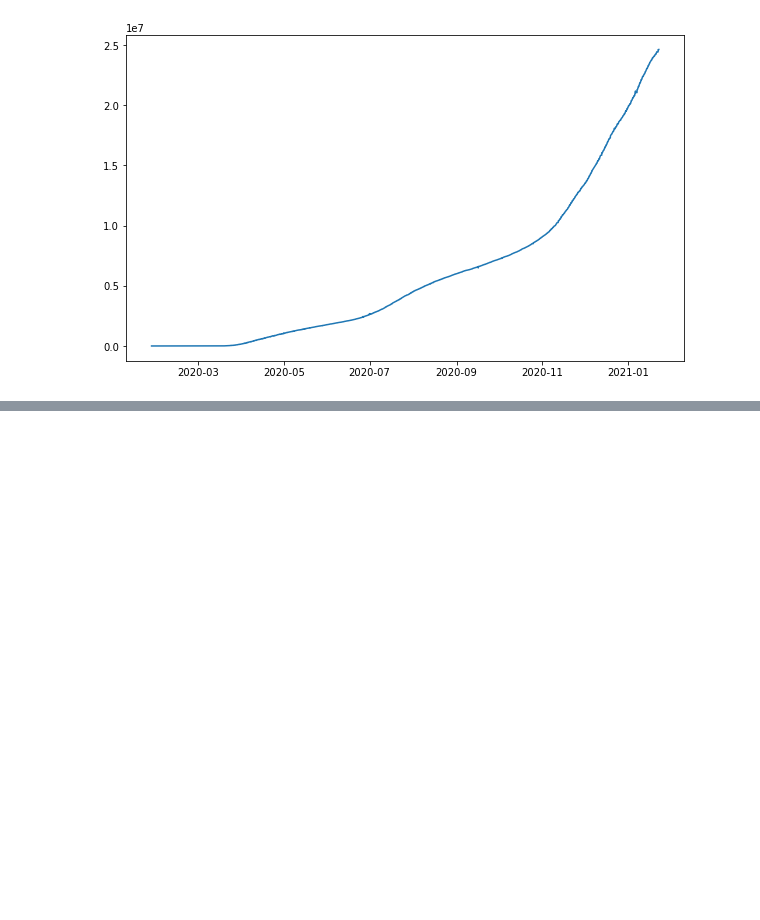
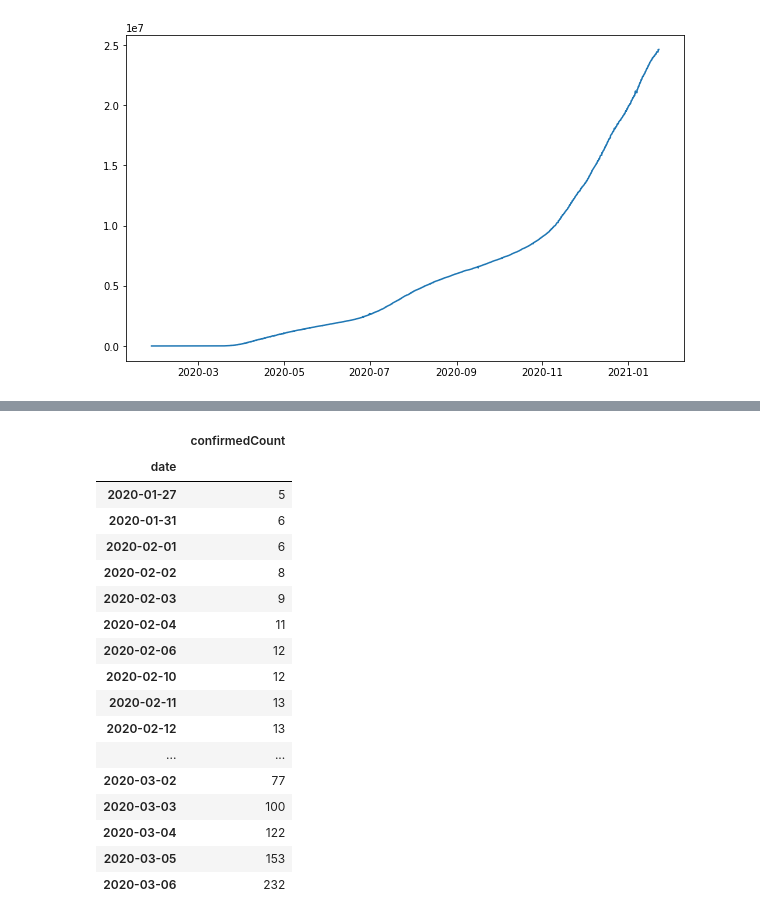
Before and after one commit to vcx15/TimeSeriesPrediction, a Jupyter notebook: TimeSeriesPrediction.ipynb, the cells around one changed output, grey strips where cells are left out. Saved outputs shown, nothing was run; the diff lists cells and outputs as text; code cells hidden in the pictures; blank space fills up the shorter version.

```diff
--- a/TimeSeriesPrediction.ipynb
+++ b/TimeSeriesPrediction.ipynb
@@ -60,0 +84,24 @@ plt.plot(data['updateTime'], data['province_confirmedCount'])
+# %%
+data.columns = ['date', 'confirmedCount']
+data_merge = data['confirmedCount'].groupby(data['date']).max()
+data_merge = data_merge.to_frame()
+data_merge.head(30)
+# %% [output]
+|  | confirmedCount |
+| date |  |
+| 2020-01-27 | 5 |
+| 2020-01-31 | 6 |
+| 2020-02-01 | 6 |
+| 2020-02-02 | 8 |
+| 2020-02-03 | 9 |
+| 2020-02-04 | 11 |
+| 2020-02-06 | 12 |
+| 2020-02-10 | 12 |
+| 2020-02-11 | 13 |
+| 2020-02-12 | 13 |
+| ... | ... |
+| 2020-03-02 | 77 |
+| 2020-03-03 | 100 |
+| 2020-03-04 | 122 |
+| 2020-03-05 | 153 |
+| 2020-03-06 | 232 |
```
Also changed, not shown: parts of 12 cells of this notebook.
